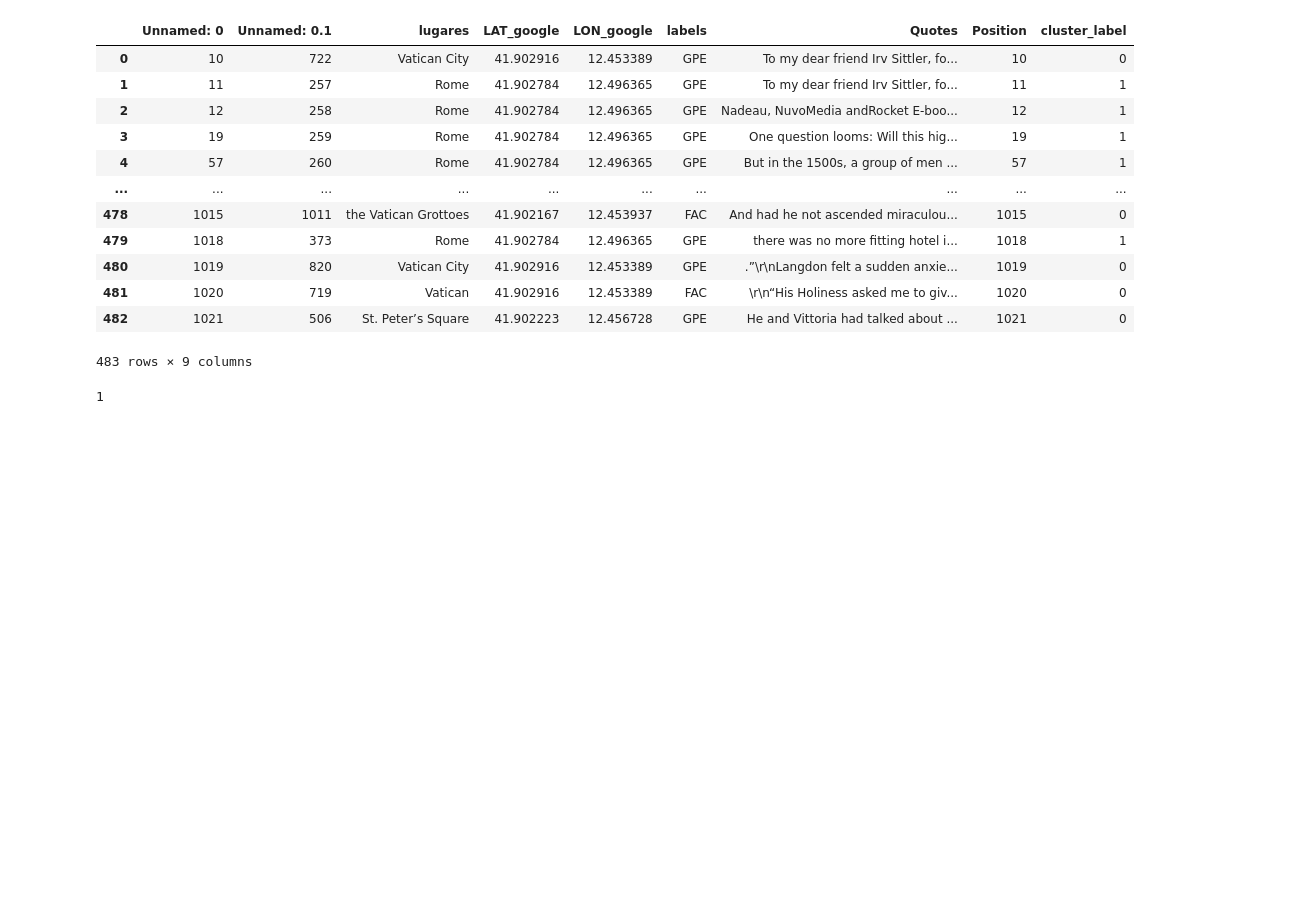
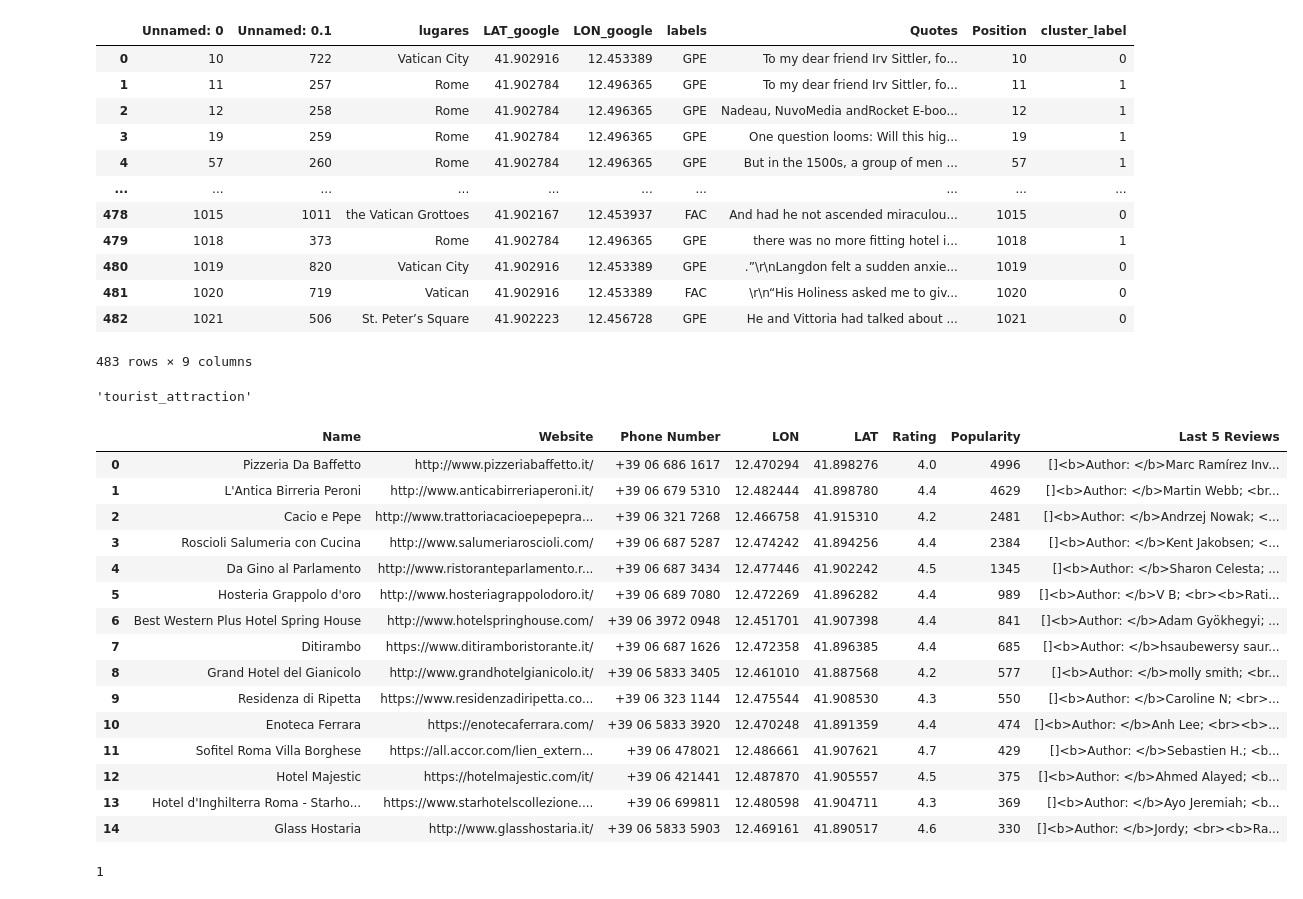
Before and after one commit to pjwork00/ProjectWork, a Jupyter notebook: back-end-python/src/Path_time_API.ipynb, the cells around one changed output. Cells and saved outputs as stored; diff of their text form; code cells hidden in the pictures; blank space fills up the shorter version.

```diff
--- a/back-end-python/src/Path_time_API.ipynb
+++ b/back-end-python/src/Path_time_API.ipynb
@@ -60,3 +58,5 @@ return location_med
+# %%
+location_med=position_med(df)
 # %%
 df
 # %% [output]
@@ -81,6 +81,13 @@ def GetHotels(api_key, location_med, type_loc, days):
     Hotels=Hotels.head(days*2)
     Hotels=Hotels.reset_index(drop=True)
     return Hotels
+# %%
+def GetRestaurants(api_key, location_med, type_loc, days):
+    API_values=GetPlaces(api_key, location_med, type_loc)
+    Rest=API_values.sort_values(["Popularity","Rating"], ascending=[False, False])
+    Rest=Rest.head(days*3)
+    Rest=Rest.reset_index(drop=True)
+    return Rest
 # %%
 #Select POIs
 
@@ -97,4 +104,29 @@ def GetPOIs(api_key, location_med, type_loc, days, CLT, NAT, REC, SPEED):
     return POIs_ext
 # %%
 Hotels=GetHotels(api_key, location_med, Points[0], days)
+# %%
+Points[2]
+# %% [output]
+'tourist_attraction'
+# %%
+Rest=GetRestaurants(api_key, location_med, Points[3], days)
+# %%
+Rest
+# %% [output]
+|  | Name | Website | Phone Number | LON | LAT | Rating | Popularity | Last 5 Reviews |
+| 0 | Pizzeria Da Baffetto | http://www.pizzeriabaffetto.it/ | +39 06 686 1617 | 12.470294 | 41.898276 | 4.0 | 4996 | []<b>Author: </b>Marc Ramírez Inv... |
+| 1 | L'Antica Birreria Peroni | http://www.anticabirreriaperoni.it/ | +39 06 679 5310 | 12.482444 | 41.898780 | 4.4 | 4629 | []<b>Author: </b>Martin Webb; <br... |
+| 2 | Cacio e Pepe | http://www.trattoriacacioepepepra... | +39 06 321 7268 | 12.466758 | 41.915310 | 4.2 | 2481 | []<b>Author: </b>Andrzej Nowak; <... |
+| 3 | Roscioli Salumeria con Cucina | http://www.salumeriaroscioli.com/ | +39 06 687 5287 | 12.474242 | 41.894256 | 4.4 | 2384 | []<b>Author: </b>Kent Jakobsen; <... |
+| 4 | Da Gino al Parlamento | http://www.ristoranteparlamento.r... | +39 06 687 3434 | 12.477446 | 41.902242 | 4.5 | 1345 | []<b>Author: </b>Sharon Celesta; ... |
+| 5 | Hosteria Grappolo d'oro | http://www.hosteriagrappolodoro.it/ | +39 06 689 7080 | 12.472269 | 41.896282 | 4.4 | 989 | []<b>Author: </b>V B; <br><b>Rati... |
+| 6 | Best Western Plus Hotel Spring House | http://www.hotelspringhouse.com/ | +39 06 3972 0948 | 12.451701 | 41.907398 | 4.4 | 841 | []<b>Author: </b>Adam Gyökhegyi; ... |
+| 7 | Ditirambo | https://www.ditiramboristorante.it/ | +39 06 687 1626 | 12.472358 | 41.896385 | 4.4 | 685 | []<b>Author: </b>hsaubewersy saur... |
+| 8 | Grand Hotel del Gianicolo | http://www.grandhotelgianicolo.it/ | +39 06 5833 3405 | 12.461010 | 41.887568 | 4.2 | 577 | []<b>Author: </b>molly smith; <br... |
+| 9 | Residenza di Ripetta | https://www.residenzadiripetta.co... | +39 06 323 1144 | 12.475544 | 41.908530 | 4.3 | 550 | []<b>Author: </b>Caroline N; <br>... |
+| 10 | Enoteca Ferrara | https://enotecaferrara.com/ | +39 06 5833 3920 | 12.470248 | 41.891359 | 4.4 | 474 | []<b>Author: </b>Anh Lee; <br><b>... |
+| 11 | Sofitel Roma Villa Borghese | https://all.accor.com/lien_extern... | +39 06 478021 | 12.486661 | 41.907621 | 4.7 | 429 | []<b>Author: </b>Sebastien H.; <b... |
+| 12 | Hotel Majestic | https://hotelmajestic.com/it/ | +39 06 421441 | 12.487870 | 41.905557 | 4.5 | 375 | []<b>Author: </b>Ahmed Alayed; <b... |
+| 13 | Hotel d'Inghilterra Roma - Starho... | https://www.starhotelscollezione.... | +39 06 699811 | 12.480598 | 41.904711 | 4.3 | 369 | []<b>Author: </b>Ayo Jeremiah; <b... |
+| 14 | Glass Hostaria | http://www.glasshostaria.it/ | +39 06 5833 5903 | 12.469161 | 41.890517 | 4.6 | 330 | []<b>Author: </b>Jordy; <br><b>Ra... |
 # %%
```
Also changed, not shown: parts of 11 cells of this notebook, 15 other files.
